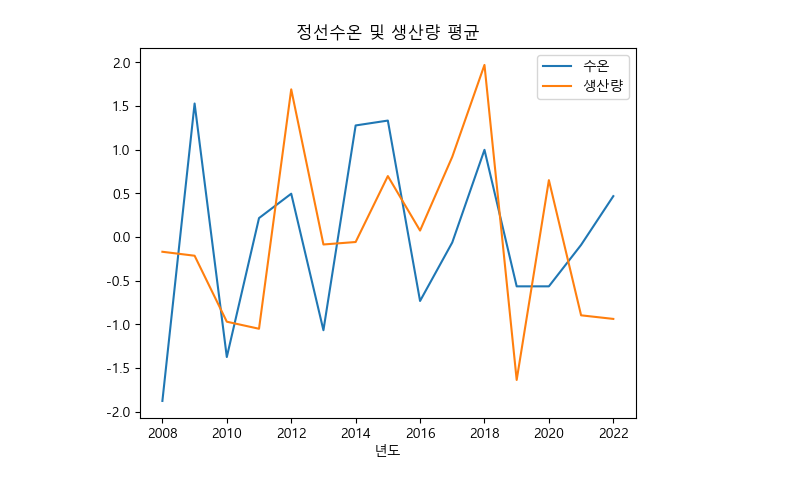
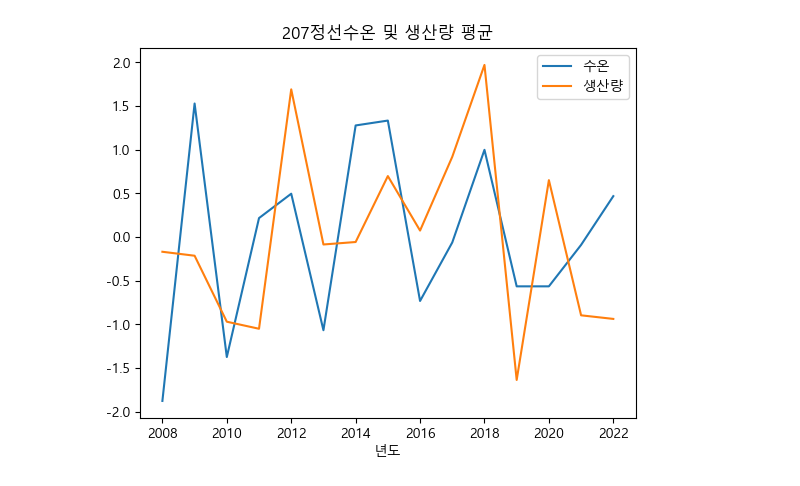
Before and after one commit to dlwogus552/big_data_project, a Jupyter notebook: python/207수온_상관분석.ipynb, the cells around one changed output. Saved outputs shown, nothing was run; the diff lists cells and outputs as text; code cells hidden in the pictures.

```diff
--- a/python/207수온_상관분석.ipynb
+++ b/python/207수온_상관분석.ipynb
@@ -76,13 +92,24 @@ standard_data_jung
+# %%
+# 207정선수온 및 생산량 평균
+plt.figure()
+
+
+plt.title('207정선수온 및 생산량 평균')
+plt.xlabel('년도')
+plt.plot(standard_data_jung['년도'],standard_data_jung['수온'],label='수온')
+plt.plot(standard_data_jung['년도'],standard_data_jung['생산량'],label='생산량')
+plt.legend()
+plt.show()
+# %% [output]
+[figure, added]
 # %%
 # 수온 - 0 / 생산량 - 1
 plt.figure()
 
 
-plt.title('정선수온 및 생산량 평균')
+plt.title('207정선수온 및 생산량 평균')
 plt.xlabel('년도')
 plt.plot(standard_data_jung['년도'],standard_data_jung['수온'],label='수온')
 plt.plot(standard_data_jung['년도'],standard_data_jung['생산량'],label='생산량')
 plt.legend()
 plt.show()
-# %% [output]
-[figure, removed]
```
Also changed, not shown: parts of 4 cells of this notebook, 6 other files.
